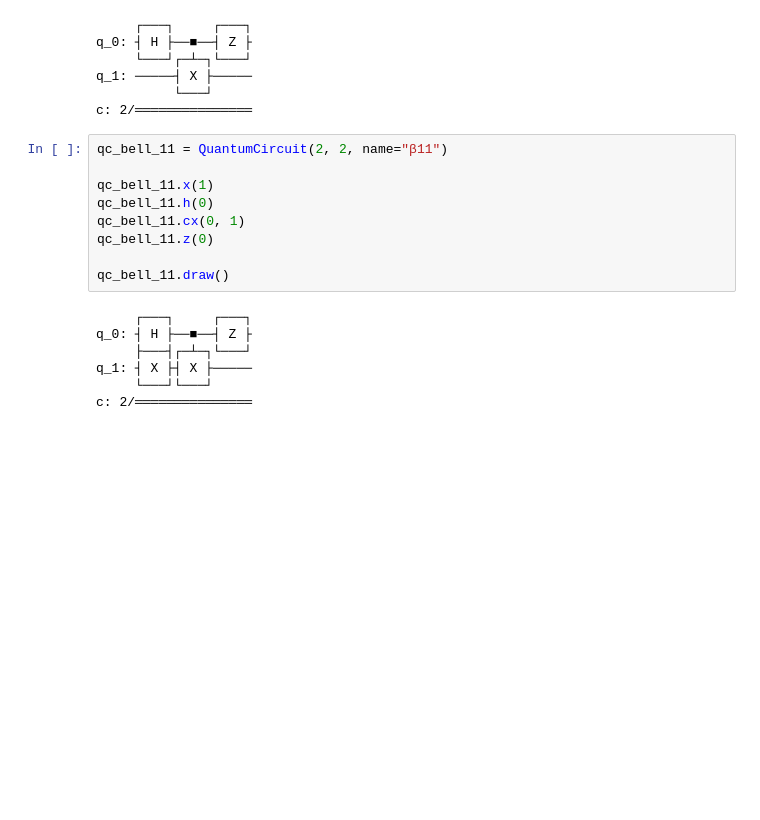
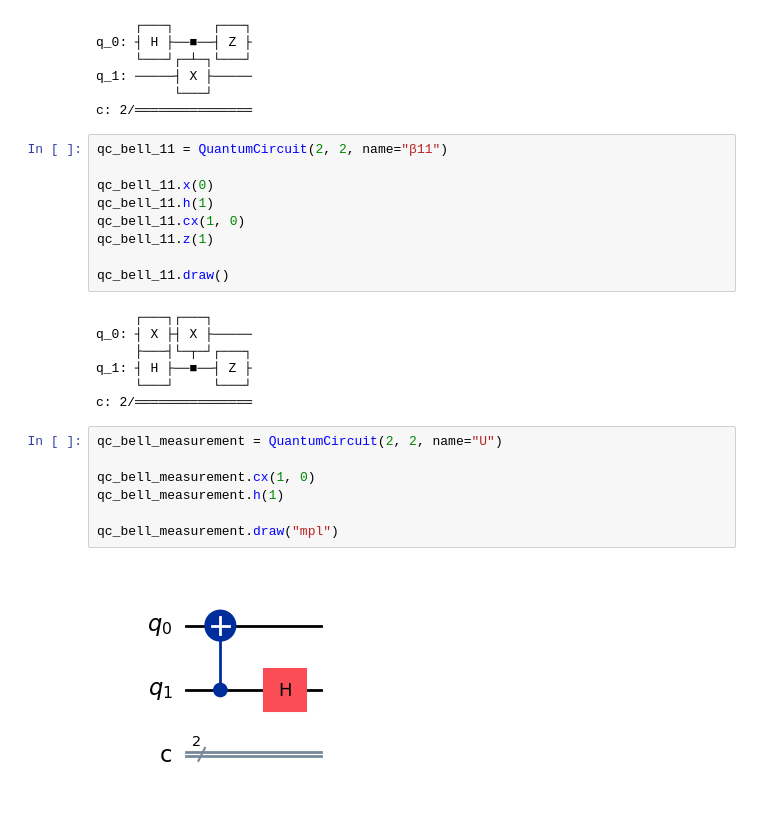
Before and after one commit to marciodojr/qc-examples, a Jupyter notebook: utility/measurement.ipynb, the cells around one changed output. Saved outputs shown, nothing was run; the diff lists cells and outputs as text; blank space fills up the shorter version.

Commit message:
feat: finish bell measurement

```diff
--- a/utility/measurement.ipynb
+++ b/utility/measurement.ipynb
@@ -441,16 +436,25 @@ c: 2/═══════════════
 # %%
 qc_bell_11 = QuantumCircuit(2, 2, name="β11")
 
-qc_bell_11.x(1)
-qc_bell_11.h(0)
-qc_bell_11.cx(0, 1)
-qc_bell_11.z(0)
+qc_bell_11.x(0)
+qc_bell_11.h(1)
+qc_bell_11.cx(1, 0)
+qc_bell_11.z(1)
 
 qc_bell_11.draw()
 # %% [output]
-     ┌───┐     ┌───┐
-q_0: ┤ H ├──■──┤ Z ├
-     ├───┤┌─┴─┐└───┘
-q_1: ┤ X ├┤ X ├─────
-     └───┘└───┘
+     ┌───┐┌───┐
+q_0: ┤ X ├┤ X ├─────
+     ├───┤└─┬─┘┌───┐
+q_1: ┤ H ├──■──┤ Z ├
+     └───┘     └───┘
 c: 2/═══════════════
+# %%
+qc_bell_measurement = QuantumCircuit(2, 2, name="U")
+
+qc_bell_measurement.cx(1, 0)
+qc_bell_measurement.h(1)
+
+qc_bell_measurement.draw("mpl")
+# %% [output]
+[figure, added]
```
Also changed, not shown: parts of 10 cells of this notebook.
